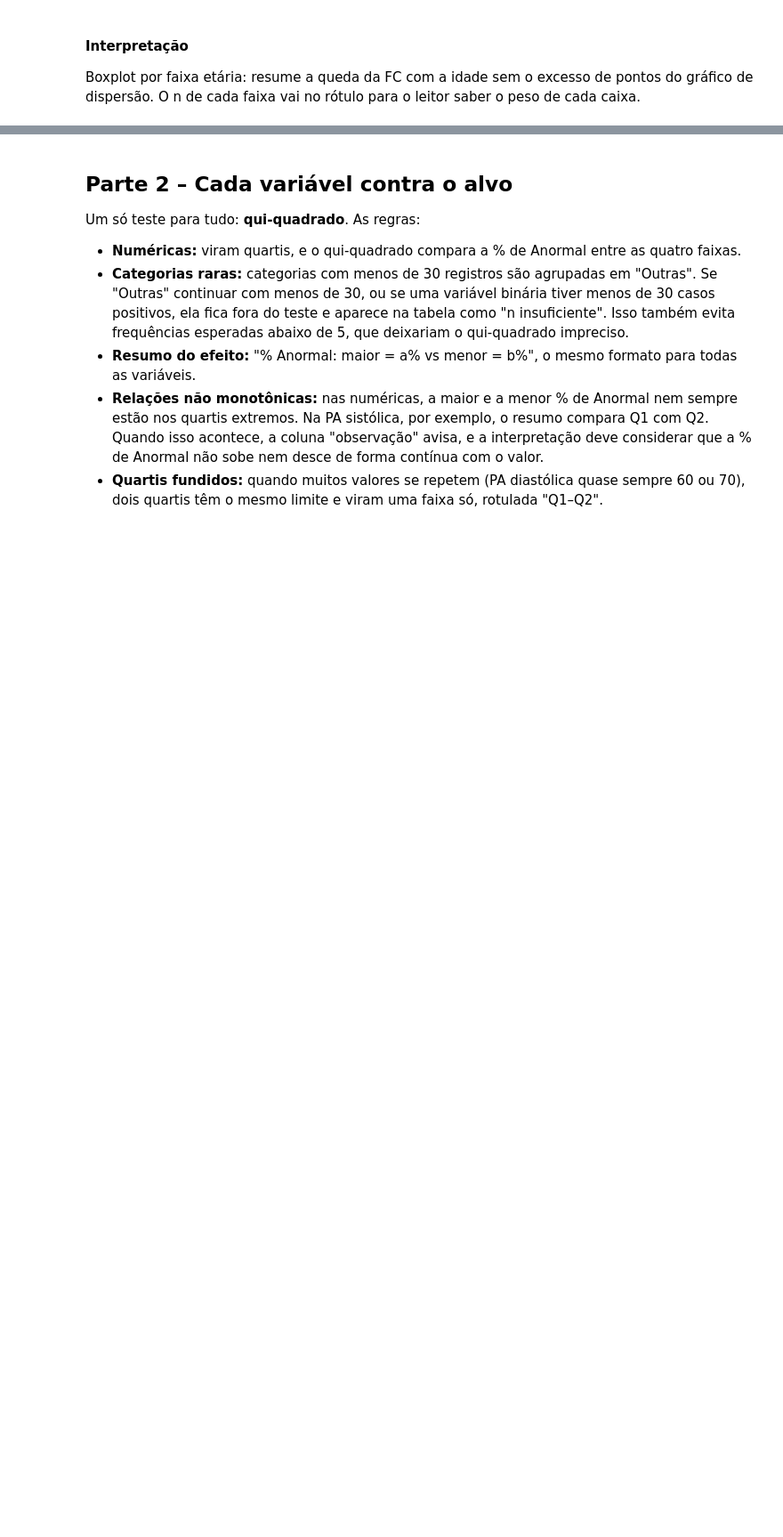
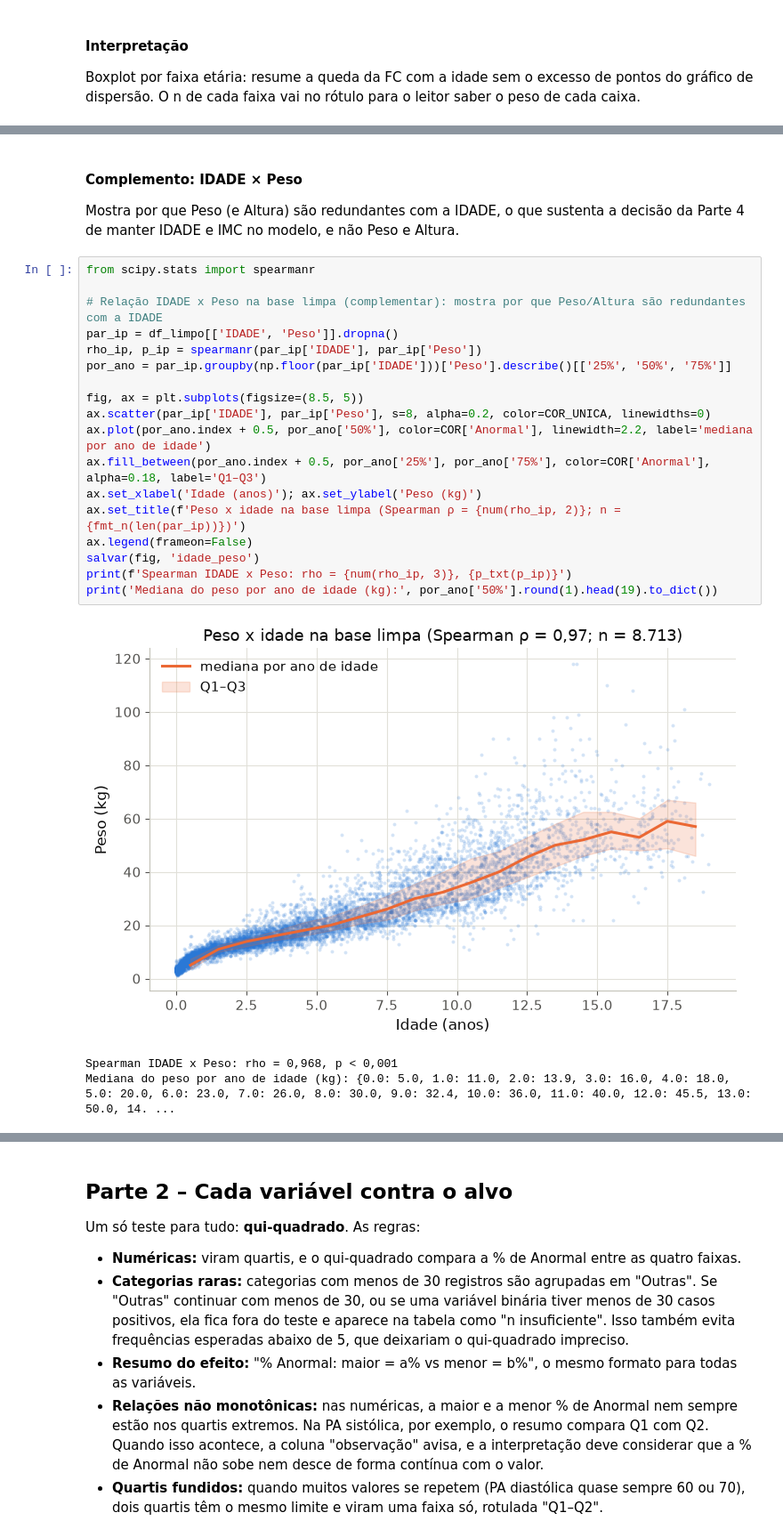
Before and after one commit to Julia-PS24/mineracao_de_dados, a Jupyter notebook: Análise Bivariada/analise_bivariada.ipynb, the cells around one changed output, grey strips where cells are left out. Shown at 89% size. Drawn from its saved outputs; the diff is of its cells as text; blank space fills up the shorter version.

```diff
--- a/Análise Bivariada/analise_bivariada.ipynb
+++ b/Análise Bivariada/analise_bivariada.ipynb
@@ -172,0 +198,26 @@ print(f'Spearman FC x IDADE: rho = {num(rho_fc_idade, 3)}, {p_txt(p_fc_idade)} (
+# %% [markdown]
+#### Complemento: IDADE × Peso
+
+Mostra por que Peso (e Altura) são redundantes com a IDADE, o que sustenta a decisão da Parte 4 de manter IDADE e IMC no modelo, e não Peso e Altura.
+# %%
+from scipy.stats import spearmanr
+
+# Relação IDADE x Peso na base limpa (complementar): mostra por que Peso/Altura são redundantes com a IDADE
+par_ip = df_limpo[['IDADE', 'Peso']].dropna()
+rho_ip, p_ip = spearmanr(par_ip['IDADE'], par_ip['Peso'])
+por_ano = par_ip.groupby(np.floor(par_ip['IDADE']))['Peso'].describe()[['25%', '50%', '75%']]
+
+fig, ax = plt.subplots(figsize=(8.5, 5))
+ax.scatter(par_ip['IDADE'], par_ip['Peso'], s=8, alpha=0.2, color=COR_UNICA, linewidths=0)
+ax.plot(por_ano.index + 0.5, por_ano['50%'], color=COR['Anormal'], linewidth=2.2, label='mediana por ano de idade')
+ax.fill_between(por_ano.index + 0.5, por_ano['25%'], por_ano['75%'], color=COR['Anormal'], alpha=0.18, label='Q1–Q3')
+ax.set_xlabel('Idade (anos)'); ax.set_ylabel('Peso (kg)')
+ax.set_title(f'Peso x idade na base limpa (Spearman ρ = {num(rho_ip, 2)}; n = {fmt_n(len(par_ip))})')
+ax.legend(frameon=False)
+salvar(fig, 'idade_peso')
+print(f'Spearman IDADE x Peso: rho = {num(rho_ip, 3)}, {p_txt(p_ip)}')
+print('Mediana do peso por ano de idade (kg):', por_ano['50%'].round(1).head(19).to_dict())
+# %% [output]
+[figure, added]
+Spearman IDADE x Peso: rho = 0,968, p < 0,001
+Mediana do peso por ano de idade (kg): {0.0: 5.0, 1.0: 11.0, 2.0: 13.9, 3.0: 16.0, 4.0: 18.0, 5.0: 20.0, 6.0: 23.0, 7.0: 26.0, 8.0: 30.0, 9.0: 32.4, 10.0: 36.0, 11.0: 40.0, 12.0: 45.5, 13.0: 50.0, 14. ...
```
Also changed, not shown: parts of 37 cells of this notebook, 35 other files.
